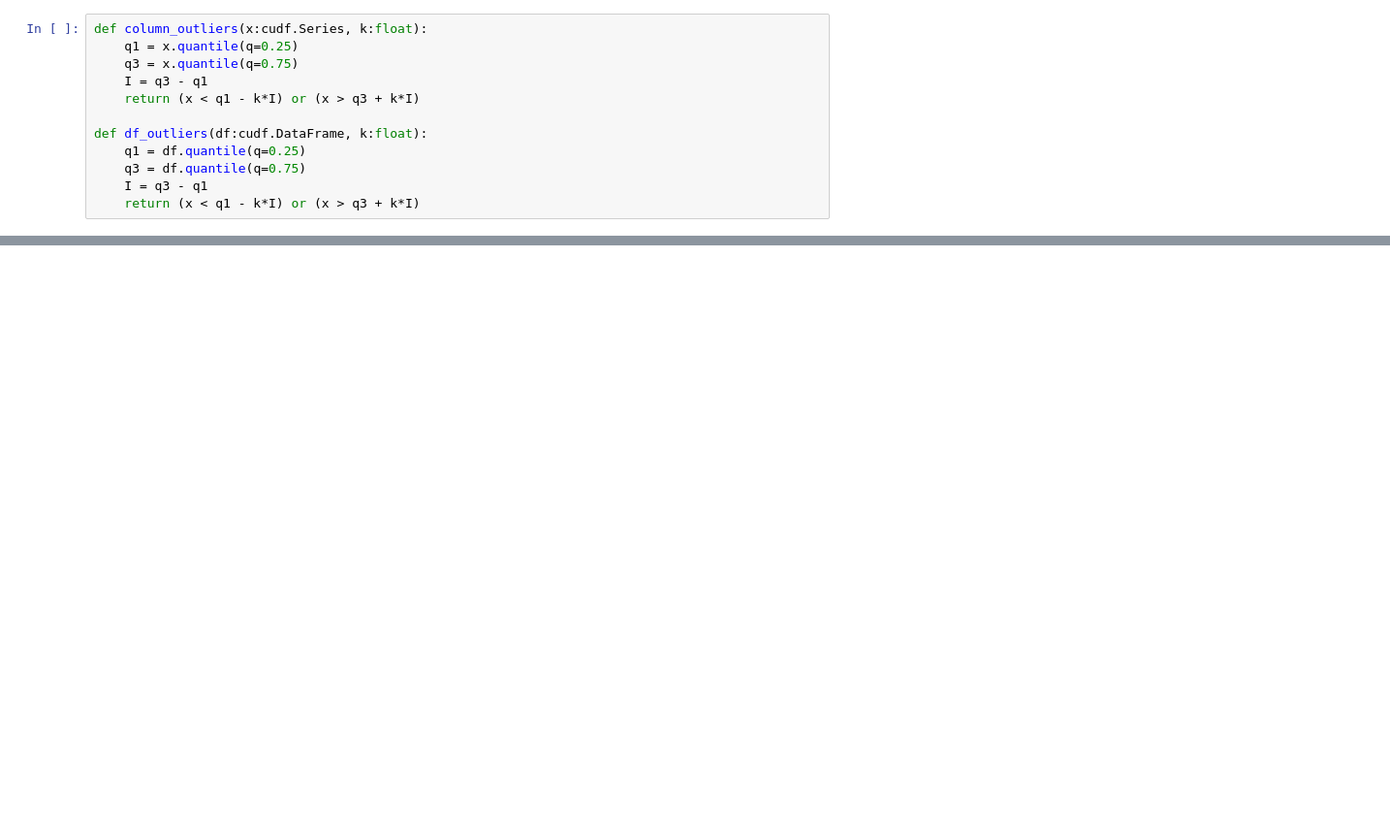
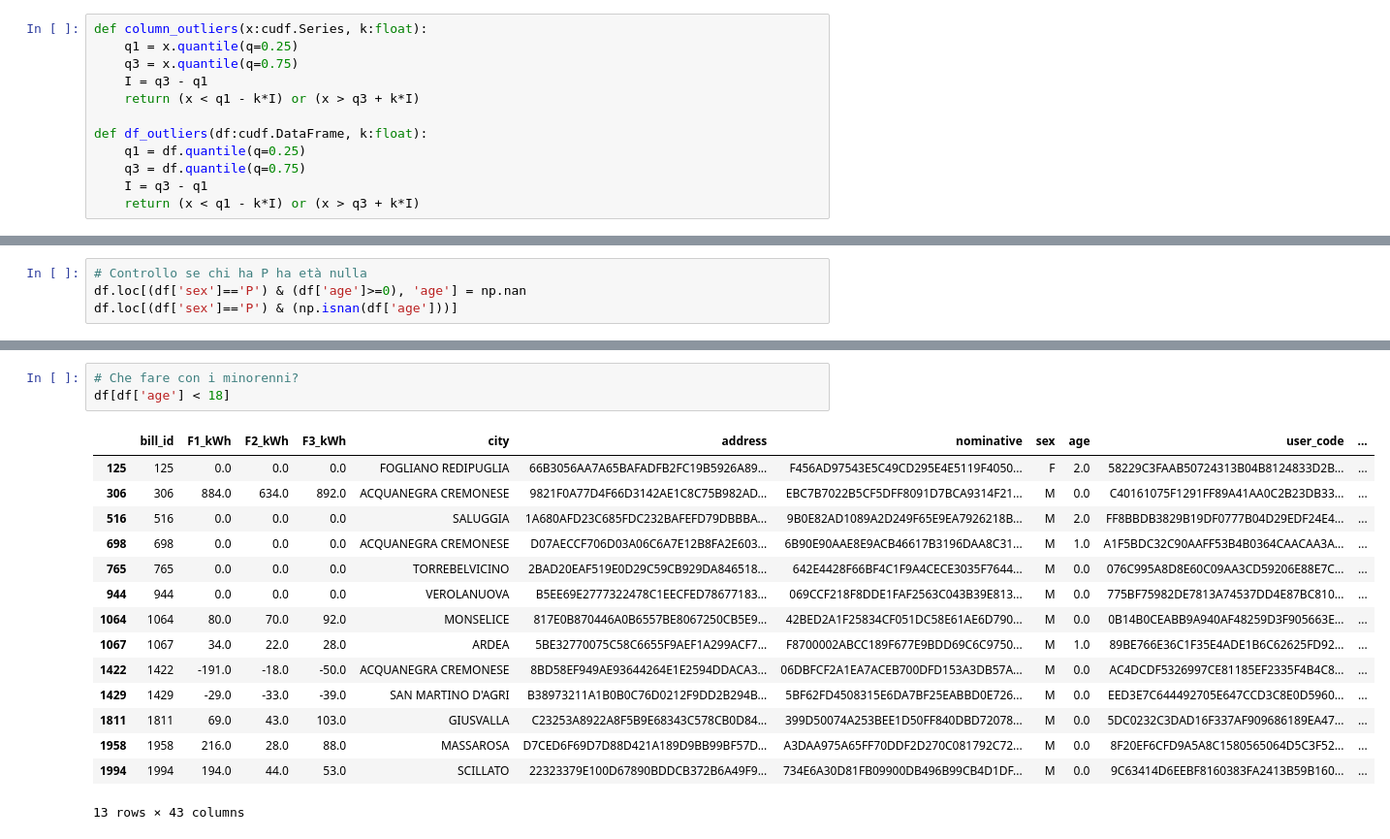
Before and after one commit to Il-Pela/BDMG-Project, a Jupyter notebook: Pelacani.ipynb, the cells around one changed output, grey strips where cells are left out. Shown: that part at 97% size. Cells and saved outputs as stored; diff of their text form; blank space fills up the shorter version.

```diff
--- a/Pelacani.ipynb
+++ b/Pelacani.ipynb
@@ -441,0 +256,4 @@ MemoryError: std::bad_alloc: CUDA error at: /opt/conda/envs/rapids/include/rmm/m
+# %%
+# Controllo se chi ha P ha età nulla
+df.loc[(df['sex']=='P') & (df['age']>=0), 'age'] = np.nan
+df.loc[(df['sex']=='P') & (np.isnan(df['age']))]
@@ -441,0 +281,19 @@ MemoryError: std::bad_alloc: CUDA error at: /opt/conda/envs/rapids/include/rmm/m
+# %%
+# Che fare con i minorenni?
+df[df['age'] < 18]
+# %% [output]
+|  | bill_id | F1_kWh | F2_kWh | F3_kWh | city | address | nominative | sex | age | user_code | ... |
+| 125 | 125 | 0.0 | 0.0 | 0.0 | FOGLIANO REDIPUGLIA | 66B3056AA7A65BAFADFB2FC19B5926A89... | F456AD97543E5C49CD295E4E5119F4050... | F | 2.0 | 58229C3FAAB50724313B04B8124833D2B... | ... |
+| 306 | 306 | 884.0 | 634.0 | 892.0 | ACQUANEGRA CREMONESE | 9821F0A77D4F66D3142AE1C8C75B982AD... | EBC7B7022B5CF5DFF8091D7BCA9314F21... | M | 0.0 | C40161075F1291FF89A41AA0C2B23DB33... | ... |
+| 516 | 516 | 0.0 | 0.0 | 0.0 | SALUGGIA | 1A680AFD23C685FDC232BAFEFD79DBBBA... | 9B0E82AD1089A2D249F65E9EA7926218B... | M | 2.0 | FF8BBDB3829B19DF0777B04D29EDF24E4... | ... |
+| 698 | 698 | 0.0 | 0.0 | 0.0 | ACQUANEGRA CREMONESE | D07AECCF706D03A06C6A7E12B8FA2E603... | 6B90E90AAE8E9ACB46617B3196DAA8C31... | M | 1.0 | A1F5BDC32C90AAFF53B4B0364CAACAA3A... | ... |
+| 765 | 765 | 0.0 | 0.0 | 0.0 | TORREBELVICINO | 2BAD20EAF519E0D29C59CB929DA846518... | 642E4428F66BF4C1F9A4CECE3035F7644... | M | 0.0 | 076C995A8D8E60C09AA3CD59206E88E7C... | ... |
+| 944 | 944 | 0.0 | 0.0 | 0.0 | VEROLANUOVA | B5EE69E2777322478C1EECFED78677183... | 069CCF218F8DDE1FAF2563C043B39E813... | M | 0.0 | 775BF75982DE7813A74537DD4E87BC810... | ... |
+| 1064 | 1064 | 80.0 | 70.0 | 92.0 | MONSELICE | 817E0B870446A0B6557BE8067250CB5E9... | 42BED2A1F25834CF051DC58E61AE6D790... | M | 0.0 | 0B14B0CEABB9A940AF48259D3F905663E... | ... |
+| 1067 | 1067 | 34.0 | 22.0 | 28.0 | ARDEA | 5BE32770075C58C6655F9AEF1A299ACF7... | F8700002ABCC189F677E9BDD69C6C9750... | M | 1.0 | 89BE766E36C1F35E4ADE1B6C62625FD92... | ... |
+| 1422 | 1422 | -191.0 | -18.0 | -50.0 | ACQUANEGRA CREMONESE | 8BD58EF949AE93644264E1E2594DDACA3... | 06DBFCF2A1EA7ACEB700DFD153A3DB57A... | M | 0.0 | AC4DCDF5326997CE81185EF2335F4B4C8... | ... |
+| 1429 | 1429 | -29.0 | -33.0 | -39.0 | SAN MARTINO D'AGRI | B38973211A1B0B0C76D0212F9DD2B294B... | 5BF62FD4508315E6DA7BF25EABBD0E726... | M | 0.0 | EED3E7C644492705E647CCD3C8E0D5960... | ... |
+| 1811 | 1811 | 69.0 | 43.0 | 103.0 | GIUSVALLA | C23253A8922A8F5B9E68343C578CB0D84... | 399D50074A253BEE1D50FF840DBD72078... | M | 0.0 | 5DC0232C3DAD16F337AF909686189EA47... | ... |
+| 1958 | 1958 | 216.0 | 28.0 | 88.0 | MASSAROSA | D7CED6F69D7D88D421A189D9BB99BF57D... | A3DAA975A65FF70DDF2D270C081792C72... | M | 0.0 | 8F20EF6CFD9A5A8C1580565064D5C3F52... | ... |
+| 1994 | 1994 | 194.0 | 44.0 | 53.0 | SCILLATO | 22323379E100D67890BDDCB372B6A49F9... | 734E6A30D81FB09900DB496B99CB4D1DF... | M | 0.0 | 9C63414D6EEBF8160383FA2413B59B160... | ... |
+13 rows × 43 columns
```
Also changed, not shown: parts of 46 cells of this notebook.
